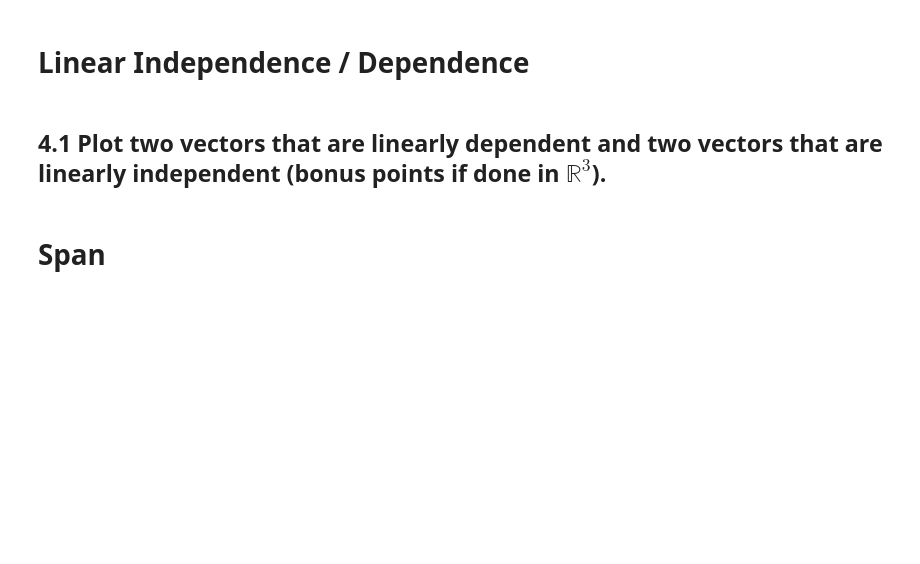
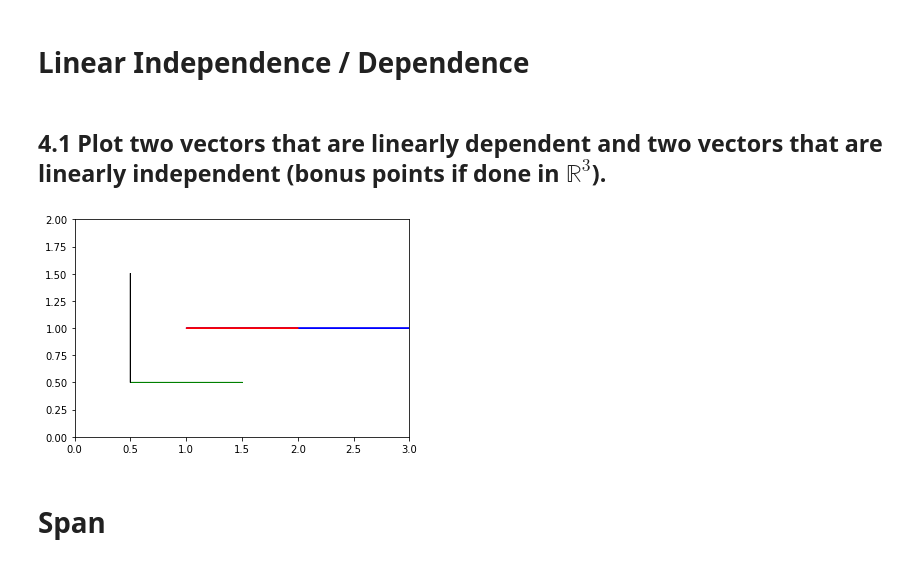
Before and after one commit to jrivest2/DS-Unit-1-Sprint-3-Linear-Algebra, a Jupyter notebook: module2-intermediate-linear-algebra/Justin_Rivest_LS_DS_132_Intermediate_Linear_Algebra_Assignment.ipynb, the cells around one changed output. Saved outputs shown, nothing was run; the diff lists cells and outputs as text; code cells hidden in the pictures; blank space fills up the shorter version.

```diff
--- a/module2-intermediate-linear-algebra/Justin_Rivest_LS_DS_132_Intermediate_Linear_Algebra_Assignment.ipynb
+++ b/module2-intermediate-linear-algebra/Justin_Rivest_LS_DS_132_Intermediate_Linear_Algebra_Assignment.ipynb
@@ -142,6 +187,30 @@ f = \begin{bmatrix} 4 & 12 & 11 & 9 & 2 \end{bmatrix}
 # Linear Independence / Dependence
 # %% [markdown]
 ## 4.1 Plot two vectors that are linearly dependent and two vectors that are linearly independent (bonus points if done in $\mathbb{R}^3$).
+# %%
+# Linearly Dependent Vectors
+vec = np.array([1,0])
+tor = np.array([2,0])
+
+# Linearly Independent Vectors
+inde = np.array([1,0])
+pendent = np.array([0,1])
+
+# Set axis limits
+plt.xlim([0,3])
+plt.ylim([0,2])
+
+# Plot linearly dependent vectors
+plt.arrow(1,1,tor[0],tor[1],color='b')
+plt.arrow(1,1,vec[0],vec[1],color='r')
+
+# Plot linearly independent vectors
+plt.arrow(0.5,0.5,inde[0],inde[1],color='g')
+plt.arrow(0.5,0.5,pendent[0],pendent[1],color='k')
+
+plt.show()
+# %% [output]
+[figure, added]
 # %% [markdown]
 # Span
 # %% [markdown]
```
Also changed, not shown: parts of 9 cells of this notebook.
